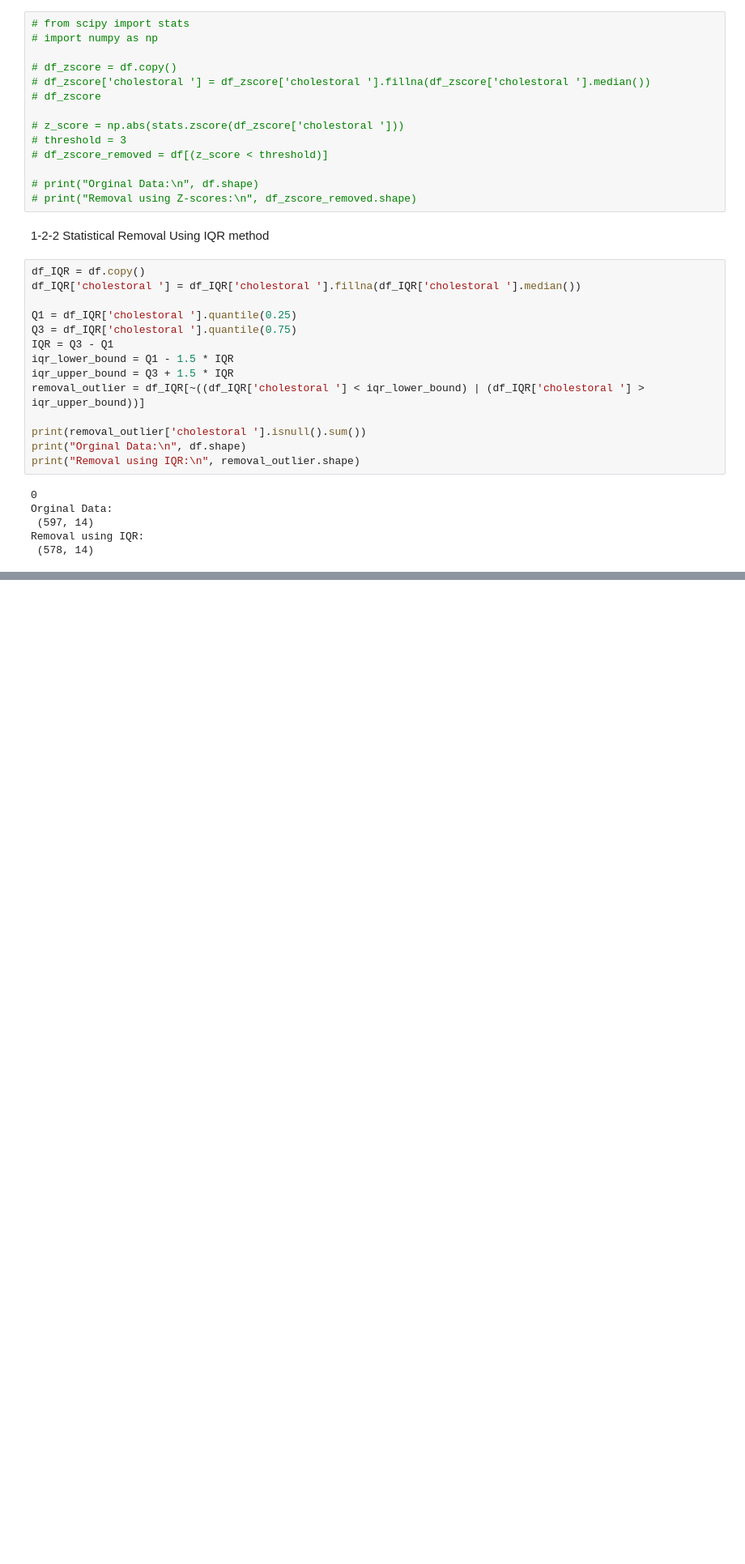
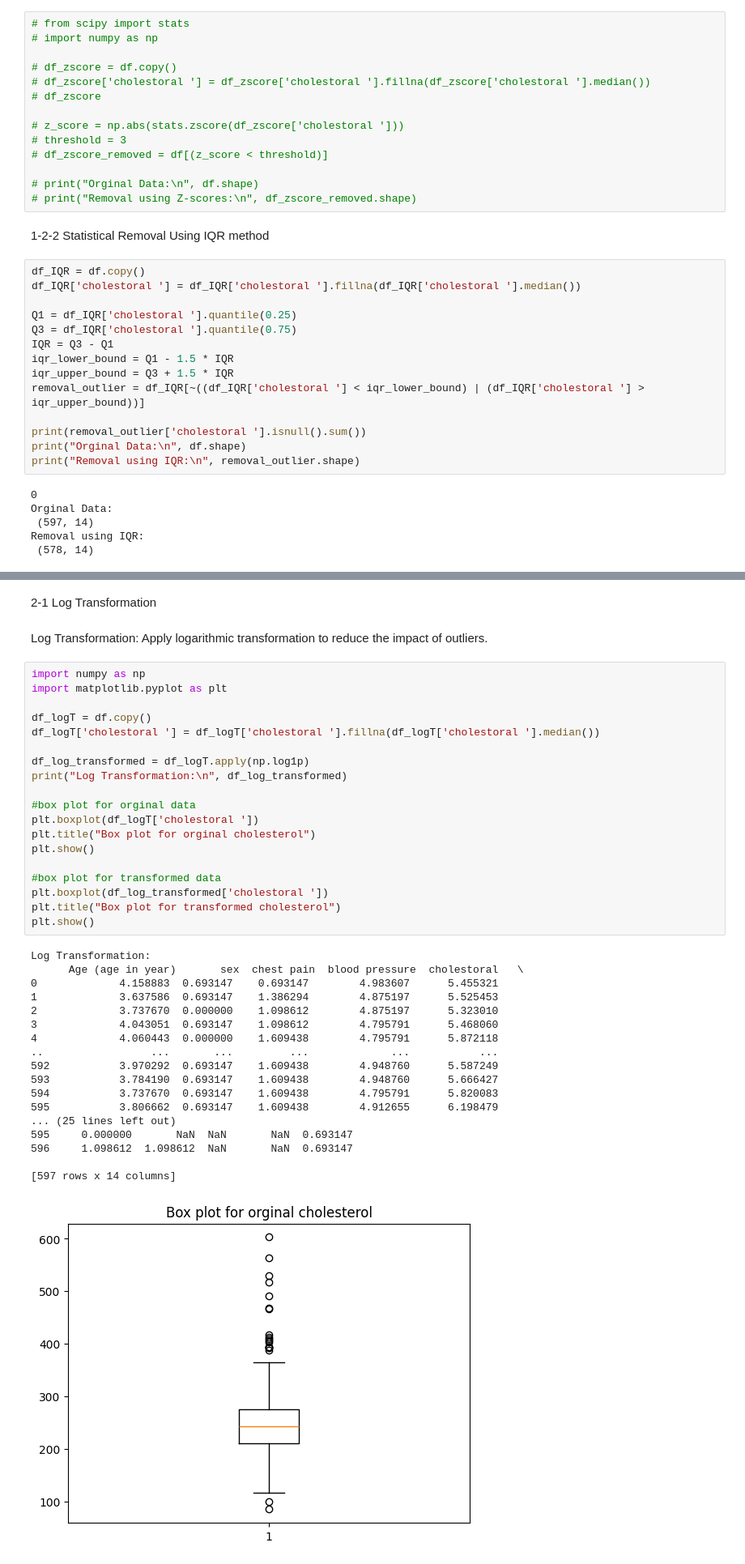
Before and after one commit to majidgolbaz/Heart-Failure-Prediction, a Jupyter notebook: Pre-Processing/outlierHandelling.ipynb, the cells around one changed output, grey strips where cells are left out. Shown at 81% size. Saved outputs shown, nothing was run; the diff lists cells and outputs as text; blank space fills up the shorter version.

Commit message:
[ADD-MGO] start transform handeling

```diff
--- a/Pre-Processing/outlierHandelling.ipynb
+++ b/Pre-Processing/outlierHandelling.ipynb
@@ -89,0 +92,42 @@ Removal using IQR:
+# %% [markdown]
+2-1 Log Transformation
+# %% [markdown]
+Log Transformation: Apply logarithmic transformation to reduce the impact of outliers.
+# %%
+import numpy as np
+import matplotlib.pyplot as plt
+
+df_logT = df.copy()
+df_logT['cholestoral '] = df_logT['cholestoral '].fillna(df_logT['cholestoral '].median())
+
+df_log_transformed = df_logT.apply(np.log1p)
+print("Log Transformation:\n", df_log_transformed)
+
+#box plot for orginal data
+plt.boxplot(df_logT['cholestoral '])
+plt.title("Box plot for orginal cholesterol")
+plt.show()
+
+#box plot for transformed data
+plt.boxplot(df_log_transformed['cholestoral '])
+plt.title("Box plot for transformed cholesterol")
+plt.show()
+# %% [output]
+Log Transformation:
+      Age (age in year)       sex  chest pain  blood pressure  cholestoral   \
+0             4.158883  0.693147    0.693147        4.983607      5.455321
+1             3.637586  0.693147    1.386294        4.875197      5.525453
+2             3.737670  0.000000    1.098612        4.875197      5.323010
+3             4.043051  0.693147    1.098612        4.795791      5.468060
+4             4.060443  0.000000    1.609438        4.795791      5.872118
+..                 ...       ...         ...             ...           ...
+592           3.970292  0.693147    1.609438        4.948760      5.587249
+593           3.784190  0.693147    1.609438        4.948760      5.666427
+594           3.737670  0.693147    1.609438        4.795791      5.820083
+595           3.806662  0.693147    1.609438        4.912655      6.198479
+... (25 lines left out)
+595     0.000000       NaN  NaN       NaN  0.693147
+596     1.098612  1.098612  NaN       NaN  0.693147
+
+[597 rows x 14 columns]
+[figure, added]
```
Also changed, not shown: parts of 3 cells of this notebook.
